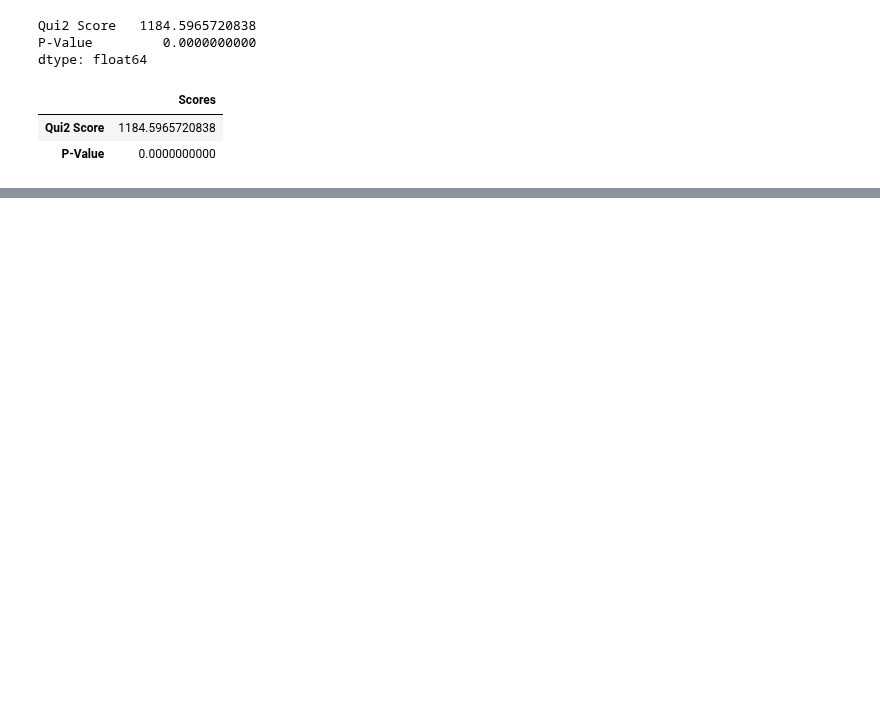
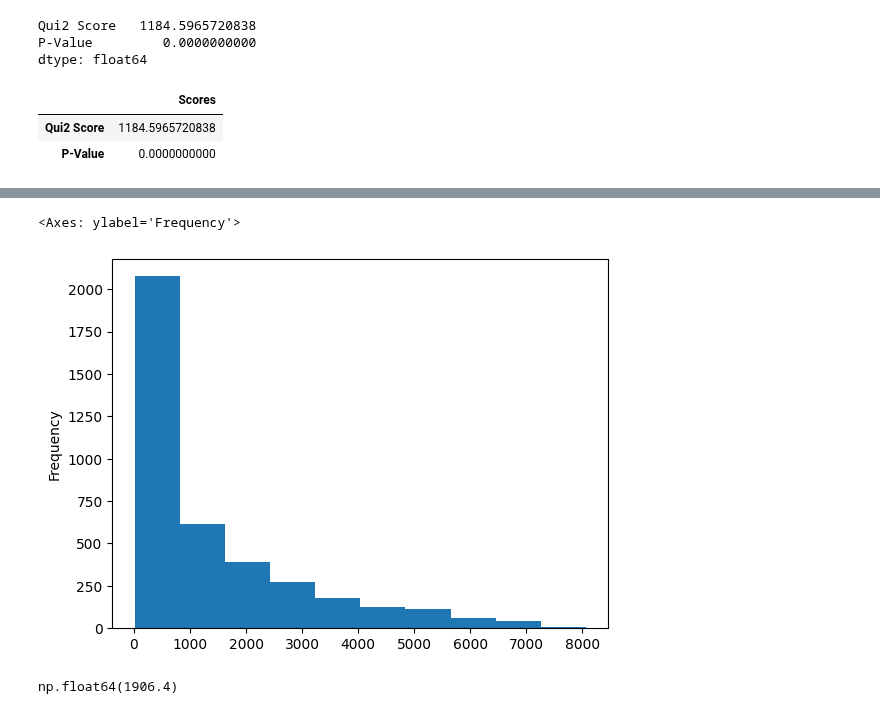
Before and after one commit to moniquemelo/machine-learning, a Jupyter notebook: aplicando-eda/datasets/03-aplicando-eda.ipynb, the cells around one changed output, grey strips where cells are left out. Drawn from its saved outputs; the diff is of its cells as text; code cells hidden in the pictures; blank space fills up the shorter version.

```diff
--- a/aplicando-eda/datasets/03-aplicando-eda.ipynb
+++ b/aplicando-eda/datasets/03-aplicando-eda.ipynb
@@ -772,0 +1170,3 @@ podemos concluir que a associação entre as variáveis Churn e Contract é fort
+# %%
+df_churn_month = df_churn[df_churn.Contract == 'Month-to-month']
+df_churn_month
@@ -772,0 +1187,20 @@ podemos concluir que a associação entre as variáveis Churn e Contract é fort
+# %%
+# Histograma - Checar visualmente se os dados seguem uma distribuição normal
+df_churn_month['TotalCharges'].plot.hist()
+
+# O resultado mostra que a distribuição dos valores de TotalCharges para os clientes com contrato mensal (Month-to-month) é assimétrica,
+# com a maioria dos clientes tendo valores de TotalCharges mais baixos, e poucos clientes tendo valores de TotalCharges mais altos, o que indica que
+# os dados não seguem uma distribuição normal.
+# %% [output]
+<Axes: ylabel='Frequency'>
+[figure, added]
+# %%
+# 1º método para analisar outliers que não estão em uma distribuição normal - IQR (Método de Tukey)
+# IQR = 3º quartil - 1º quartil
+q1_total_charges_month = df_churn_month['TotalCharges'].quantile(0.25)
+q3_total_charges_month = df_churn_month['TotalCharges'].quantile(0.75)
+
+iqr_total_charges_month = q3_total_charges_month - q1_total_charges_month
+iqr_total_charges_month
+# %% [output]
+np.float64(1906.4)
```
Also changed, not shown: parts of 60 cells of this notebook.
